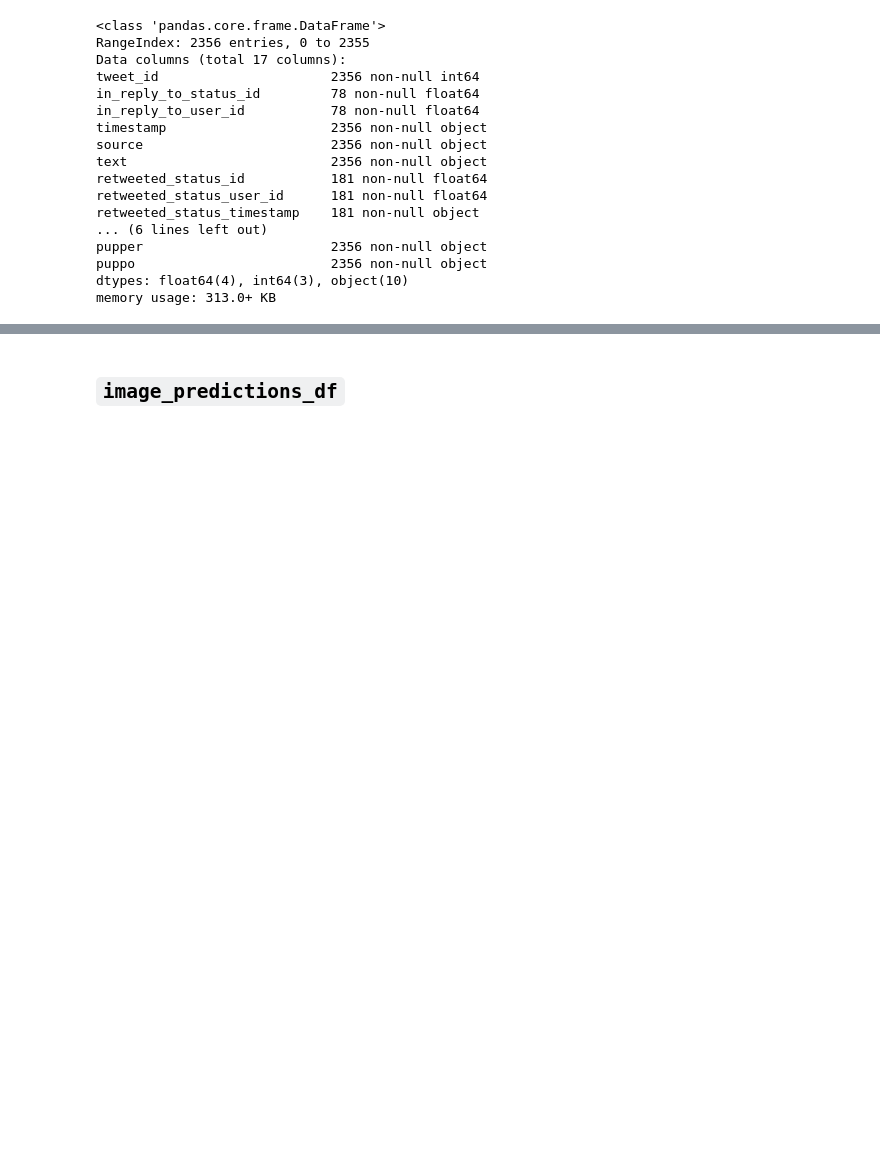
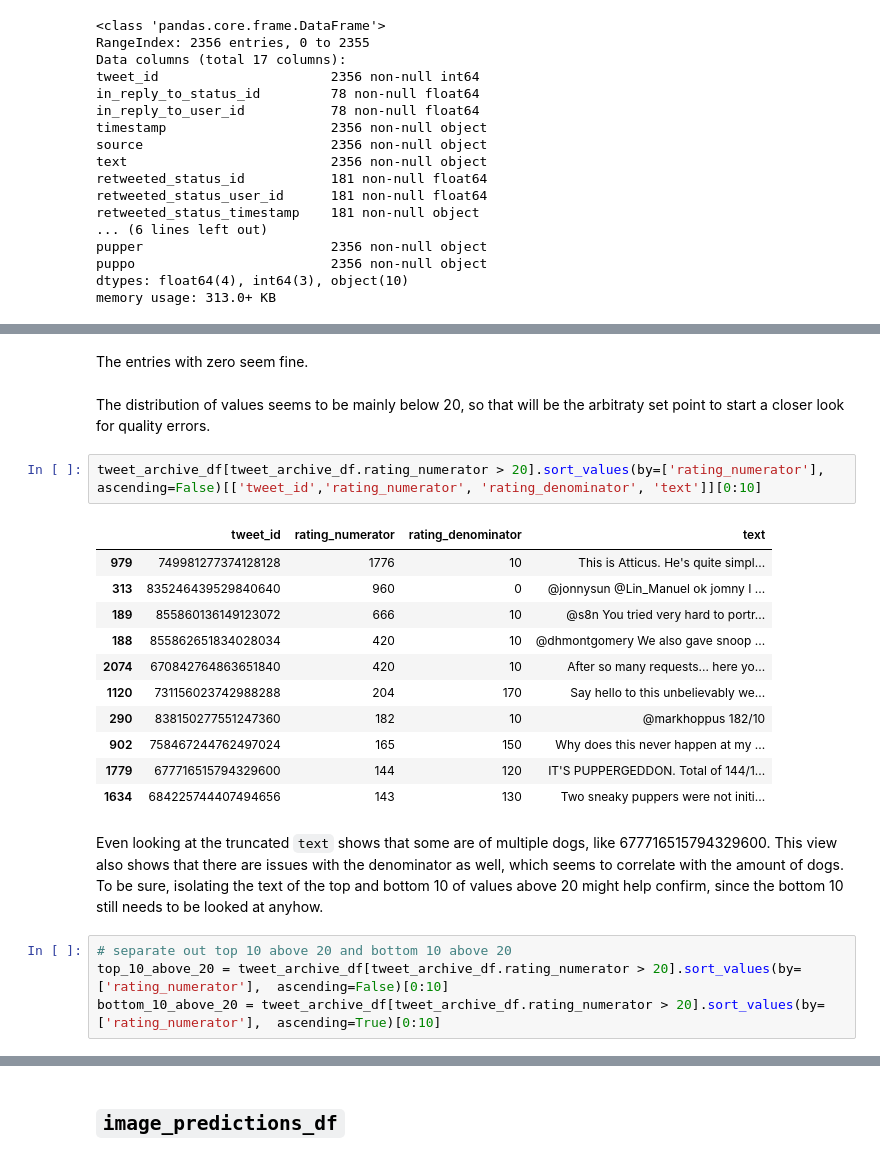
Before and after one commit to cmdellinger/Udacity, a Jupyter notebook: Data-Analysis-Nanodegree/Term 2/P2/wrangle_act.ipynb, the cells around one changed output, grey strips where cells are left out. Drawn from its saved outputs; the diff is of its cells as text; blank space fills up the shorter version.

```diff
--- a/Data-Analysis-Nanodegree/Term 2/P2/wrangle_act.ipynb
+++ b/Data-Analysis-Nanodegree/Term 2/P2/wrangle_act.ipynb
@@ -173,0 +162,24 @@ Issues:
+# %% [markdown]
+The entries with zero seem fine.
+# %% [markdown]
+The distribution of values seems to be mainly below 20, so that will be the arbitraty set point to start a closer look for quality errors.
+# %%
+tweet_archive_df[tweet_archive_df.rating_numerator > 20].sort_values(by=['rating_numerator'],  ascending=False)[['tweet_id','rating_numerator', 'rating_denominator', 'text']][0:10]
+# %% [output]
+|  | tweet_id | rating_numerator | rating_denominator | text |
+| 979 | 749981277374128128 | 1776 | 10 | This is Atticus. He's quite simpl... |
+| 313 | 835246439529840640 | 960 | 0 | @jonnysun @Lin_Manuel ok jomny I ... |
+| 189 | 855860136149123072 | 666 | 10 | @s8n You tried very hard to portr... |
+| 188 | 855862651834028034 | 420 | 10 | @dhmontgomery We also gave snoop ... |
+| 2074 | 670842764863651840 | 420 | 10 | After so many requests... here yo... |
+| 1120 | 731156023742988288 | 204 | 170 | Say hello to this unbelievably we... |
+| 290 | 838150277551247360 | 182 | 10 | @markhoppus 182/10 |
+| 902 | 758467244762497024 | 165 | 150 | Why does this never happen at my ... |
+| 1779 | 677716515794329600 | 144 | 120 | IT'S PUPPERGEDDON. Total of 144/1... |
+| 1634 | 684225744407494656 | 143 | 130 | Two sneaky puppers were not initi... |
+# %% [markdown]
+Even looking at the truncated `text` shows that some are of multiple dogs, like 677716515794329600. This view also shows that there are issues with the denominator as well, which seems to correlate with the amount of dogs. To be sure, isolating the text of the top and bottom 10 of values above 20 might help confirm, since the bottom 10 still needs to be looked at anyhow.
+# %%
+# separate out top 10 above 20 and bottom 10 above 20
+top_10_above_20 = tweet_archive_df[tweet_archive_df.rating_numerator > 20].sort_values(by=['rating_numerator'],  ascending=False)[0:10]
+bottom_10_above_20 = tweet_archive_df[tweet_archive_df.rating_numerator > 20].sort_values(by=['rating_numerator'],  ascending=True)[0:10]
```
Also changed, not shown: parts of 69 cells of this notebook.
